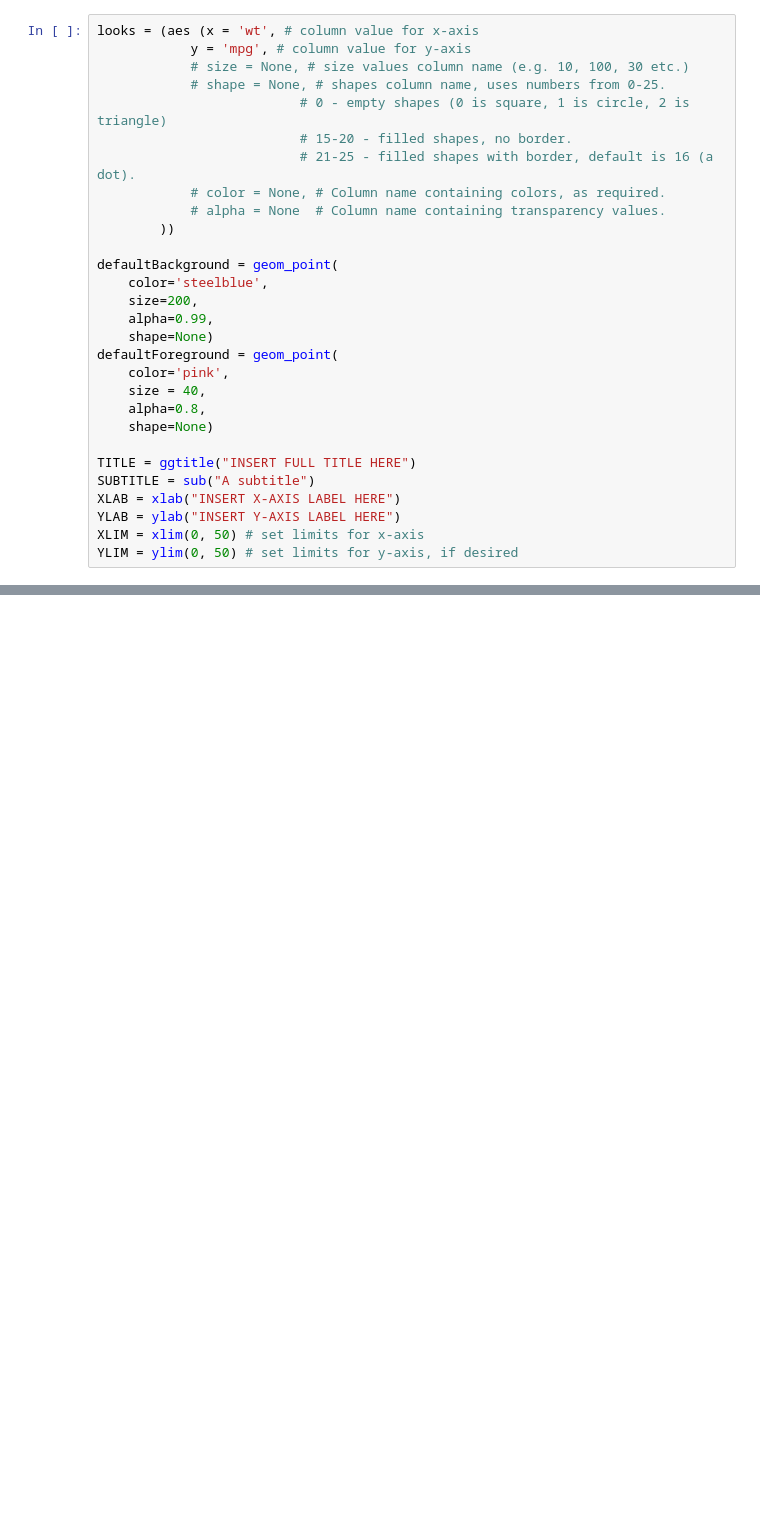
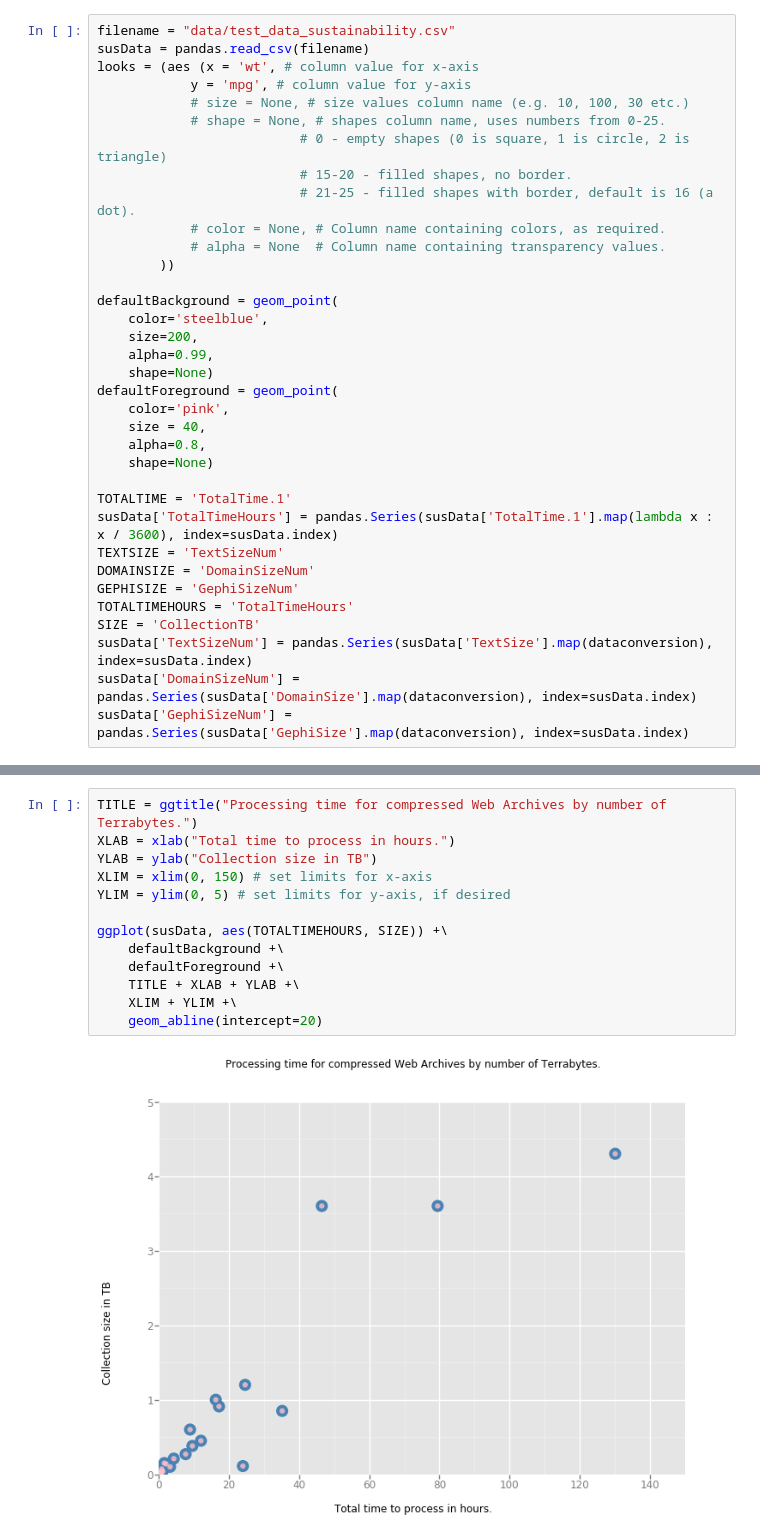
Before and after one commit to greebie/scatterdemo, a Jupyter notebook: Scatterplot Examples.ipynb, the cells around one changed output, grey strips where cells are left out. Drawn from its saved outputs; the diff is of its cells as text; blank space fills up the shorter version.

```diff
--- a/Scatterplot Examples.ipynb
+++ b/Scatterplot Examples.ipynb
@@ -6,4 +28,6 @@ from ggplot import *
 # %%
+filename = "data/test_data_sustainability.csv"
+susData = pandas.read_csv(filename)
 looks = (aes (x = 'wt', # column value for x-axis
             y = 'mpg', # column value for y-axis
             # size = None, # size values column name (e.g. 10, 100, 30 etc.)
@@ -26,9 +50,13 @@ defaultForeground = geom_point(
     alpha=0.8,
     shape=None)
 
-TITLE = ggtitle("INSERT FULL TITLE HERE")
-SUBTITLE = sub("A subtitle")
-XLAB = xlab("INSERT X-AXIS LABEL HERE")
-YLAB = ylab("INSERT Y-AXIS LABEL HERE")
-XLIM = xlim(0, 50) # set limits for x-axis
-YLIM = ylim(0, 50) # set limits for y-axis, if desired
+TOTALTIME = 'TotalTime.1'
+susData['TotalTimeHours'] = pandas.Series(susData['TotalTime.1'].map(lambda x : x / 3600), index=susData.index)
+TEXTSIZE = 'TextSizeNum'
+DOMAINSIZE = 'DomainSizeNum'
+GEPHISIZE = 'GephiSizeNum'
+TOTALTIMEHOURS = 'TotalTimeHours'
+SIZE = 'CollectionTB'
+susData['TextSizeNum'] = pandas.Series(susData['TextSize'].map(dataconversion), index=susData.index)
+susData['DomainSizeNum'] = pandas.Series(susData['DomainSize'].map(dataconversion), index=susData.index)
+susData['GephiSizeNum'] = pandas.Series(susData['GephiSize'].map(dataconversion), index=susData.index)
@@ -44,0 +63,15 @@ NameError: name 'SUBTITLE' is not defined
+# %%
+TITLE = ggtitle("Processing time for compressed Web Archives by number of Terrabytes.")
+XLAB = xlab("Total time to process in hours.")
+YLAB = ylab("Collection size in TB")
+XLIM = xlim(0, 150) # set limits for x-axis
+YLIM = ylim(0, 5) # set limits for y-axis, if desired
+
+ggplot(susData, aes(TOTALTIMEHOURS, SIZE)) +\
+    defaultBackground +\
+    defaultForeground +\
+    TITLE + XLAB + YLAB +\
+    XLIM + YLIM +\
+    geom_abline(intercept=20)
+# %% [output]
+[figure, added]
```
Also changed, not shown: parts of 8 cells of this notebook, 1 other file.
